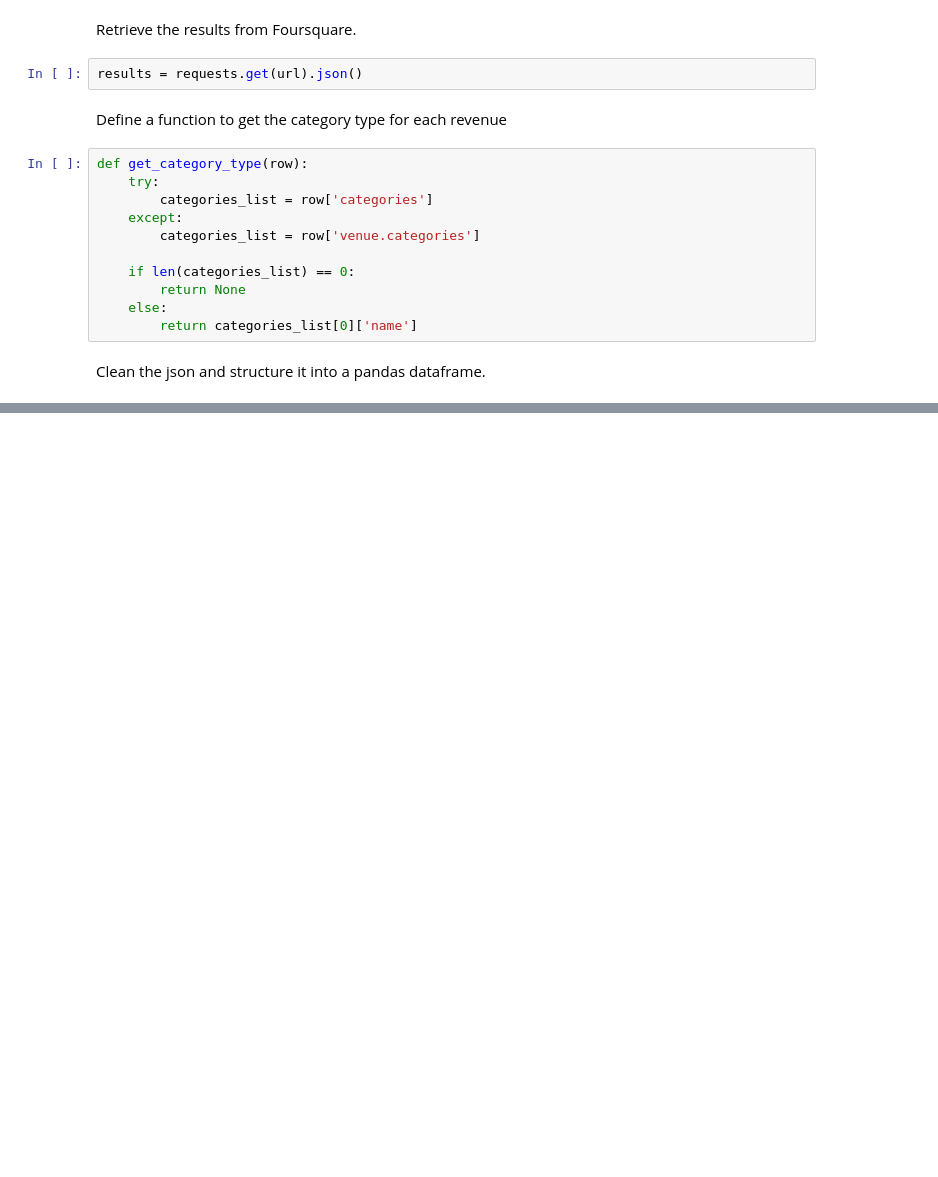
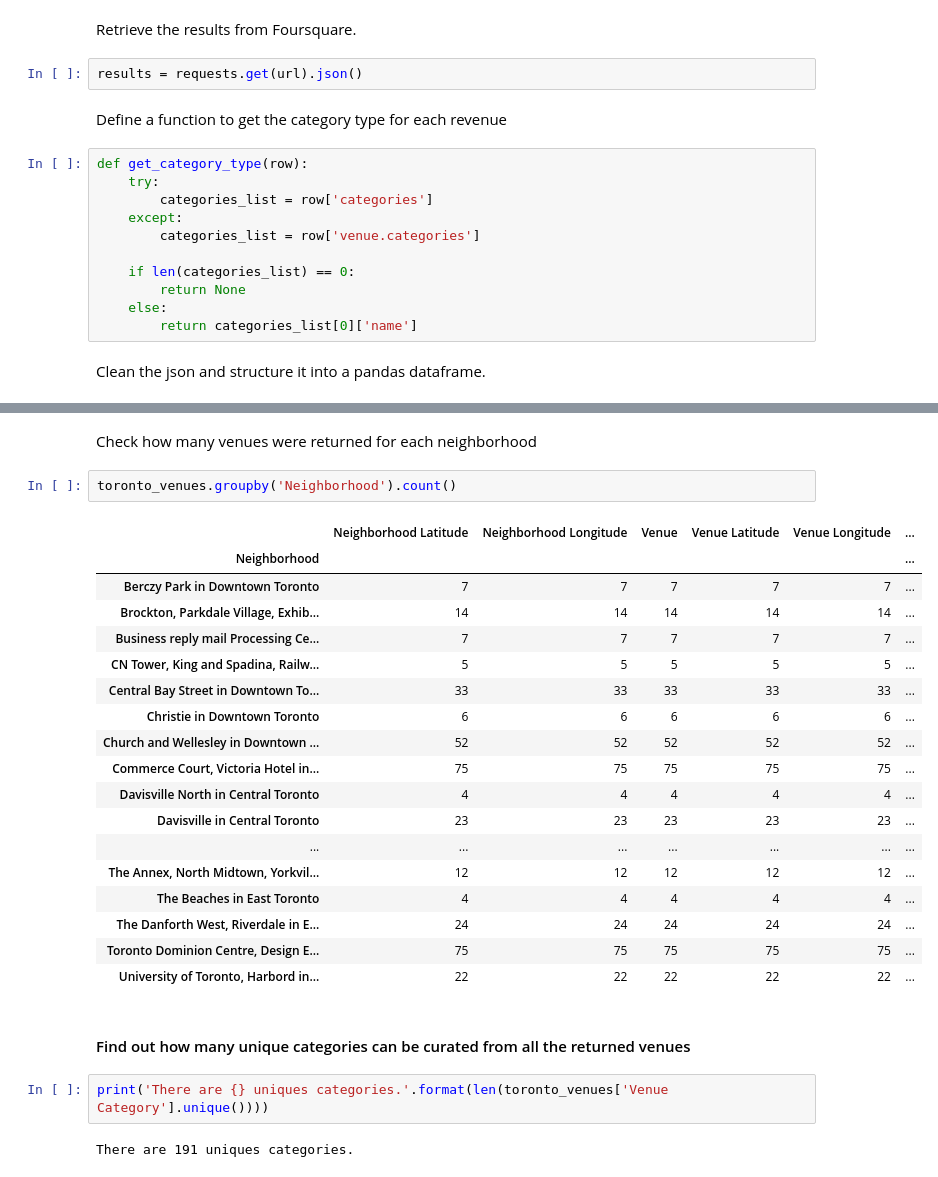
Before and after one commit to harryliyi/IBM-DScapstone, a Jupyter notebook: W3_Neighborhood_Clustering_Toronto.ipynb, the cells around one changed output, grey strips where cells are left out. Cells and saved outputs as stored; diff of their text form; blank space fills up the shorter version.

```diff
--- a/W3_Neighborhood_Clustering_Toronto.ipynb
+++ b/W3_Neighborhood_Clustering_Toronto.ipynb
@@ -311,0 +395,29 @@ nearby_venues.head()
+# %% [markdown]
+Check how many venues were returned for each neighborhood
+# %%
+toronto_venues.groupby('Neighborhood').count()
+# %% [output]
+|  | Neighborhood Latitude | Neighborhood Longitude | Venue | Venue Latitude | Venue Longitude | ... |
+| Neighborhood |  |  |  |  |  | ... |
+| Berczy Park in Downtown Toronto | 7 | 7 | 7 | 7 | 7 | ... |
+| Brockton, Parkdale Village, Exhib... | 14 | 14 | 14 | 14 | 14 | ... |
+| Business reply mail Processing Ce... | 7 | 7 | 7 | 7 | 7 | ... |
+| CN Tower, King and Spadina, Railw... | 5 | 5 | 5 | 5 | 5 | ... |
+| Central Bay Street in Downtown To... | 33 | 33 | 33 | 33 | 33 | ... |
+| Christie in Downtown Toronto | 6 | 6 | 6 | 6 | 6 | ... |
+| Church and Wellesley in Downtown ... | 52 | 52 | 52 | 52 | 52 | ... |
+| Commerce Court, Victoria Hotel in... | 75 | 75 | 75 | 75 | 75 | ... |
+| Davisville North in Central Toronto | 4 | 4 | 4 | 4 | 4 | ... |
+| Davisville in Central Toronto | 23 | 23 | 23 | 23 | 23 | ... |
+| ... | ... | ... | ... | ... | ... | ... |
+| The Annex, North Midtown, Yorkvil... | 12 | 12 | 12 | 12 | 12 | ... |
+| The Beaches in East Toronto | 4 | 4 | 4 | 4 | 4 | ... |
+| The Danforth West, Riverdale in E... | 24 | 24 | 24 | 24 | 24 | ... |
+| Toronto Dominion Centre, Design E... | 75 | 75 | 75 | 75 | 75 | ... |
+| University of Toronto, Harbord in... | 22 | 22 | 22 | 22 | 22 | ... |
+# %% [markdown]
+#### Find out how many unique categories can be curated from all the returned venues
+# %%
+print('There are {} uniques categories.'.format(len(toronto_venues['Venue Category'].unique())))
+# %% [output]
+There are 191 uniques categories.
```
Also changed, not shown: parts of 47 cells of this notebook.
